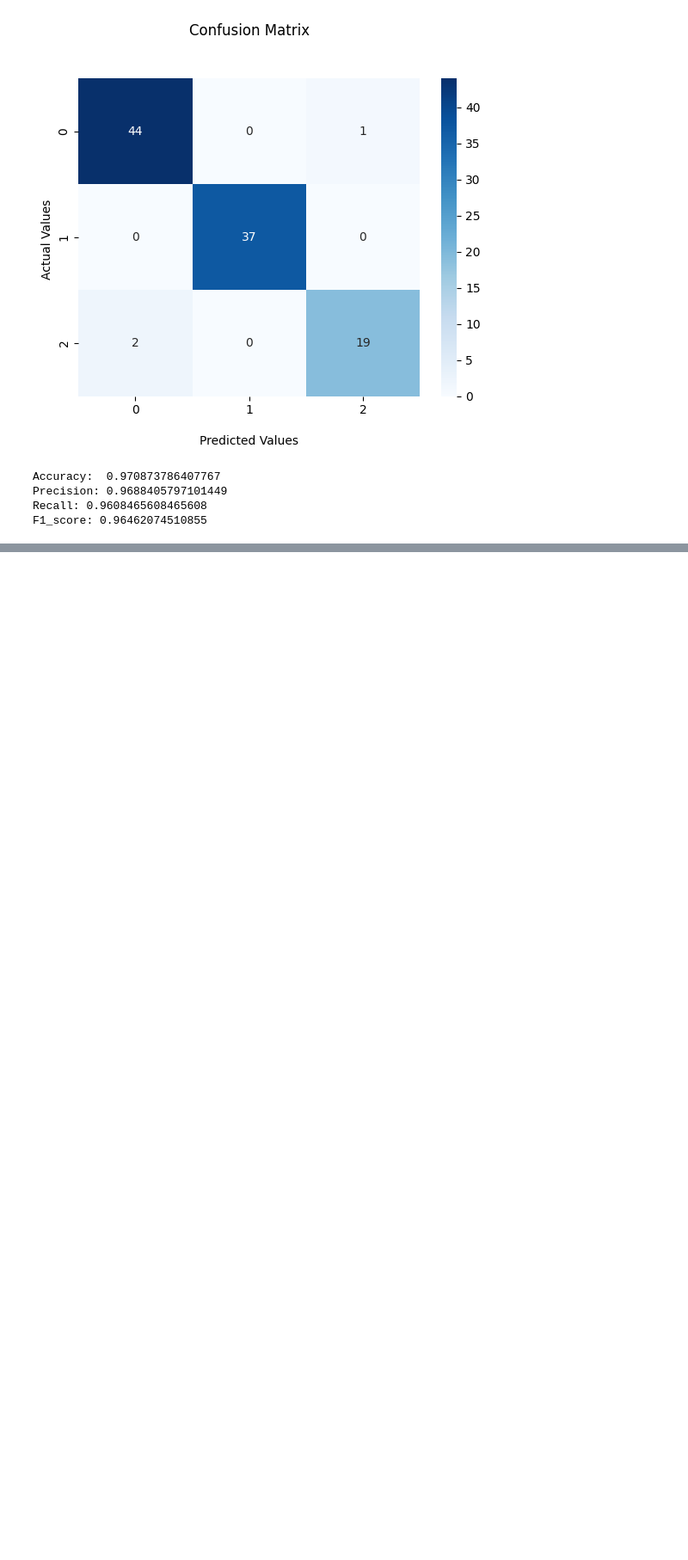
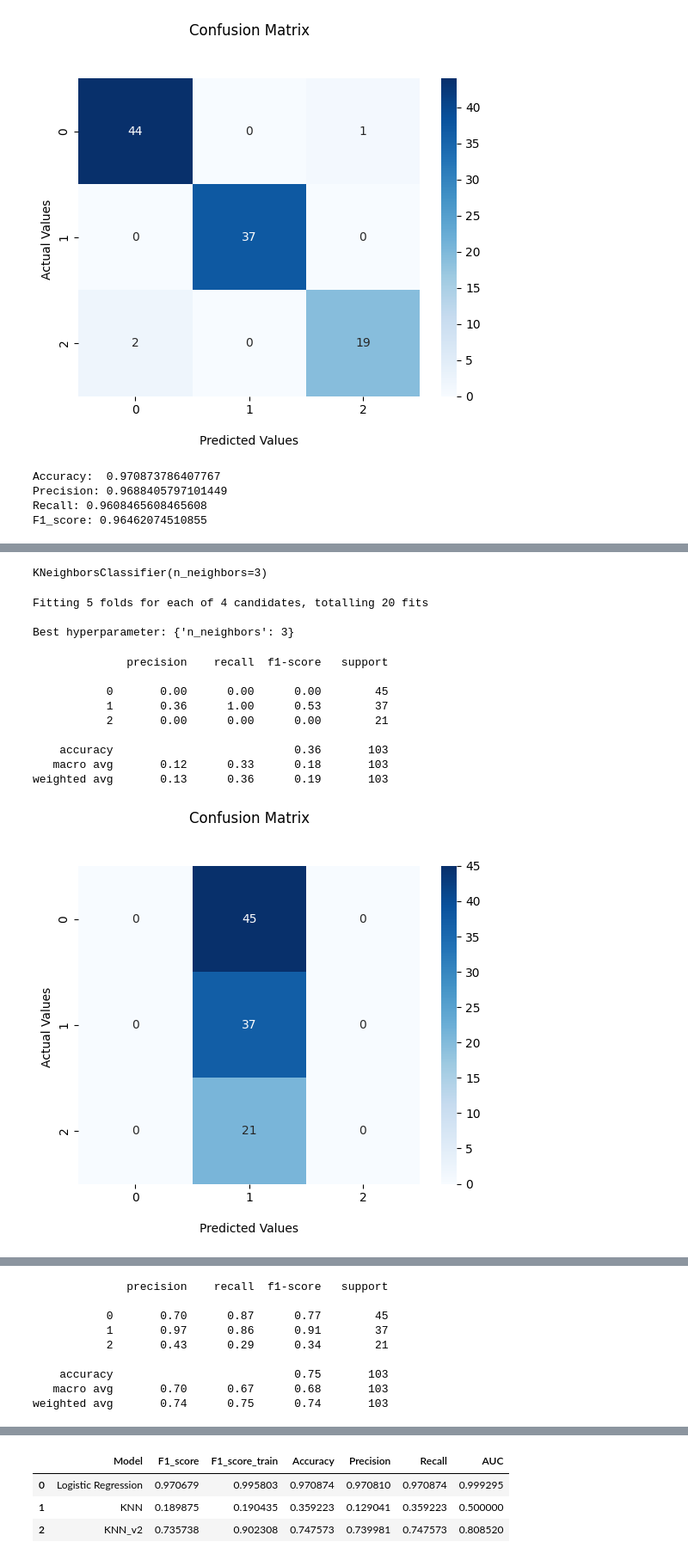
Before and after one commit to KenZooo11/m14.5, a Jupyter notebook: 14.5.ipynb, the cells around one changed output, grey strips where cells are left out. Shown at 86% size. Saved outputs shown, nothing was run; the diff lists cells and outputs as text; code cells hidden in the pictures; blank space fills up the shorter version.

```diff
--- a/14.5.ipynb
+++ b/14.5.ipynb
@@ -401,0 +411,38 @@ MODEL 80:distance:: f1_train=1.0, f1_test=0.2222222222222222
+# %%
+model_knn = KNeighborsClassifier(n_neighbors= 3)
+model_knn.fit(X_train_standardized, y_train)
+# %% [output]
+KNeighborsClassifier(n_neighbors=3)
+# %%
+from sklearn.model_selection import GridSearchCV
+
+knn = model_knn
+
+params_rf = {'n_neighbors' : [3, 5, 10, 20]}
+
+rf_gridsearch = GridSearchCV(knn,
+                             params_rf,
+                             scoring='f1_weighted',
+                             cv=5,
+                             verbose=10, n_jobs=-1)
+rf_gridsearch.fit(X_train, y_train)
+print('\nBest hyperparameter:', rf_gridsearch.best_params_)
+model_knn_v2 = rf_gridsearch.best_estimator_
+# %% [output]
+Fitting 5 folds for each of 4 candidates, totalling 20 fits
+
+Best hyperparameter: {'n_neighbors': 3}
+# %%
+calculate_metrics(model_knn, 'KNN', X_test, y_test)
+calculate_metrics(model_knn_v2, 'KNN_v2', X_test, y_test)
+# %% [output]
+              precision    recall  f1-score   support
+
+           0       0.00      0.00      0.00        45
+           1       0.36      1.00      0.53        37
+           2       0.00      0.00      0.00        21
+
+    accuracy                           0.36       103
+   macro avg       0.12      0.33      0.18       103
+weighted avg       0.13      0.36      0.19       103
+[figure, added]
@@ -401,0 +450,9 @@ MODEL 80:distance:: f1_train=1.0, f1_test=0.2222222222222222
+              precision    recall  f1-score   support
+
+           0       0.70      0.87      0.77        45
+           1       0.97      0.86      0.91        37
+           2       0.43      0.29      0.34        21
+
+    accuracy                           0.75       103
+   macro avg       0.70      0.67      0.68       103
+weighted avg       0.74      0.75      0.74       103
@@ -401,0 +461,4 @@ MODEL 80:distance:: f1_train=1.0, f1_test=0.2222222222222222
+|  | Model | F1_score | F1_score_train | Accuracy | Precision | Recall | AUC |
+| 0 | Logistic Regression | 0.970679 | 0.995803 | 0.970874 | 0.970810 | 0.970874 | 0.999295 |
+| 1 | KNN | 0.189875 | 0.190435 | 0.359223 | 0.129041 | 0.359223 | 0.500000 |
+| 2 | KNN_v2 | 0.735738 | 0.902308 | 0.747573 | 0.739981 | 0.747573 | 0.808520 |
```
Also changed, not shown: parts of 28 cells of this notebook.
